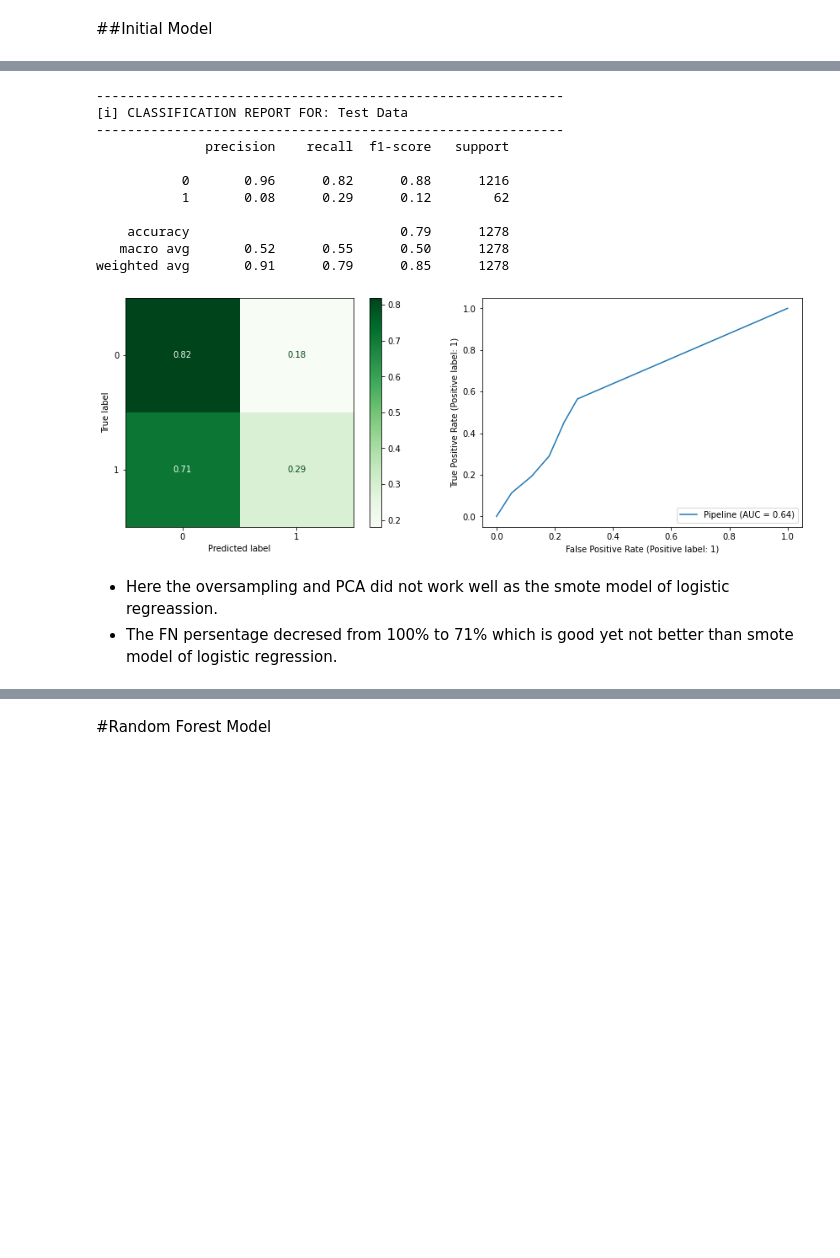
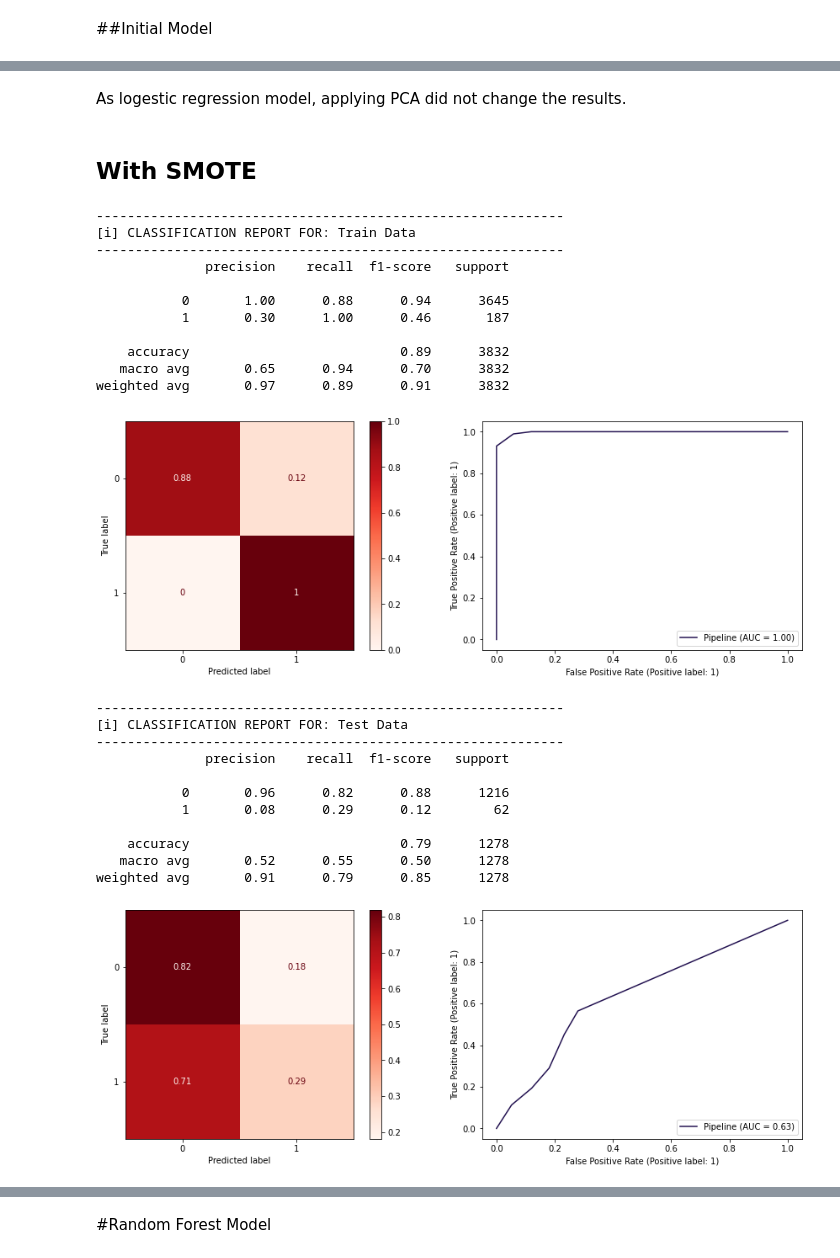
Before and after one commit to sheha919/Stroke_Prediction, a Jupyter notebook: stroke_prediction.ipynb, the cells around one changed output, grey strips where cells are left out. Cells and saved outputs as stored; diff of their text form; code cells hidden in the pictures; blank space fills up the shorter version.

```diff
--- a/stroke_prediction.ipynb
+++ b/stroke_prediction.ipynb
@@ -382,24 +383,24 @@ According to CDC;
 # %%
 ## define the evaluate_classification function here
 
-def evaluate_classiffication(pipe, X_test, y_test, label="Test Data"):
-  test_preds = pipe.predict(X_test)
+def evaluate_classiffication(pipe, X, y, label):
+  test_preds = pipe.predict(X)
 
   print('---'*20)
   print(f"[i] CLASSIFICATION REPORT FOR: {label}")
   print('---'*20)
 
   # print the classiffication report from the test data
-  print(classification_report(y_test, test_preds))
+  print(classification_report(y, test_preds))
 
   fig, axes = plt.subplots(1,2, figsize=(15,5))
 
   # create a confusion matrix with the test data
-  ConfusionMatrixDisplay.from_predictions(y_test, test_preds,
-               normalize='true', cmap='Greens',
+  ConfusionMatrixDisplay.from_predictions(y, test_preds,
+               normalize='true', cmap='Reds',
                ax = axes[0]);
 
-  RocCurveDisplay.from_estimator(pipe, X_test, y_test, ax=axes[1])
+  RocCurveDisplay.from_estimator(pipe, X, y, ax=axes[1])
   plt.show()
 # %% [markdown]
 #Data Preprocessing
@@ -523,0 +532,8 @@ pca = PCA(n_components =13)
+# %%
+#define the function for smote model
+def smote_model(model):
+  smote = SMOTE(sampling_strategy='auto', random_state=42)
+  model_smote_pipe = smote_pipe(preprocessor, smote, model)
+  model_smote_pipe.fit(X_train, y_train)
+
+  return (model_smote_pipe)
@@ -640,19 +797,33 @@ weighted avg       0.90      0.94      0.92      1278
+# %% [markdown]
+As logestic regression model, applying PCA did not change the results.
+# %% [markdown]
+## With SMOTE
 # %%
-knn_smote_pipe = smote_pca_model(knn)
+knn_smote_pipe = smote_model(KNeighborsClassifier())
+evaluate_classiffication(knn_smote_pipe, X_train, y_train, label="Train Data")
 evaluate_classiffication(knn_smote_pipe, X_test, y_test, label="Test Data")
 # %% [output]
 ------------------------------------------------------------
-[i] CLASSIFICATION REPORT FOR: Test Data
+[i] CLASSIFICATION REPORT FOR: Train Data
 ------------------------------------------------------------
               precision    recall  f1-score   support
 
-           0       0.96      0.82      0.88      1216
-           1       0.08      0.29      0.12        62
+           0       1.00      0.88      0.94      3645
+           1       0.30      1.00      0.46       187
 
-    accuracy                           0.79      1278
-   macro avg       0.52      0.55      0.50      1278
-weighted avg       0.91      0.79      0.85      1278
+    accuracy                           0.89      3832
+   macro avg       0.65      0.94      0.70      3832
+weighted avg       0.97      0.89      0.91      3832
-[figure, old version]
+[figure, new version]
+------------------------------------------------------------
+[i] CLASSIFICATION REPORT FOR: Test Data
+------------------------------------------------------------
+              precision    recall  f1-score   support
+
+           0       0.96      0.82      0.88      1216
+           1       0.08      0.29      0.12        62
+
+    accuracy                           0.79      1278
+   macro avg       0.52      0.55      0.50      1278
+weighted avg       0.91      0.79      0.85      1278
+[figure, added]
-# %% [markdown]
-- Here the oversampling and PCA did not work well as the smote model of logistic regreassion.
-- The FN persentage decresed from 100% to 71% which is good yet not better than smote model of logistic regression.
```
Also changed, not shown: parts of 111 cells of this notebook.
